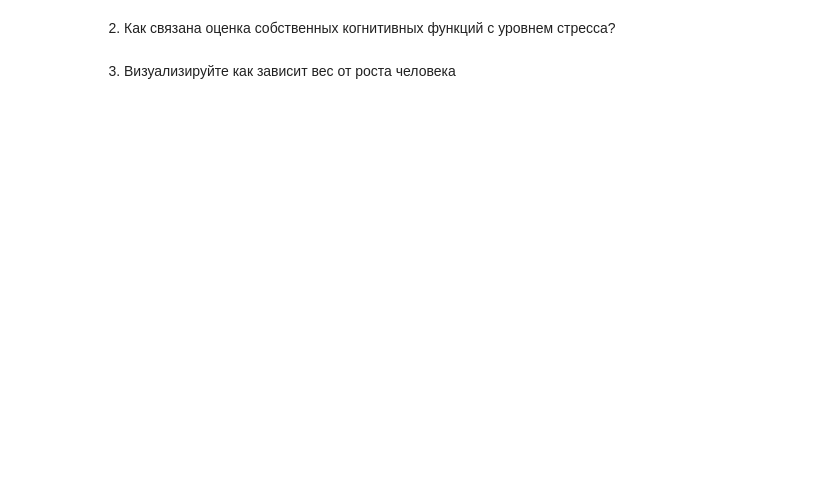
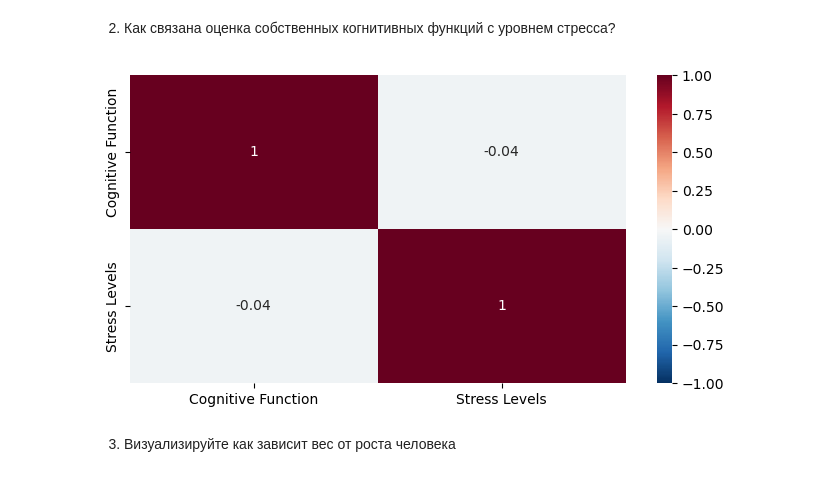
Before and after one commit to theS3ven/ml_labs, a Jupyter notebook: lr1/Variant 7/Lab1-7.ipynb, the cells around one changed output. Cells and saved outputs as stored; diff of their text form; code cells hidden in the pictures; blank space fills up the shorter version.

```diff
--- a/lr1/Variant 7/Lab1-7.ipynb
+++ b/lr1/Variant 7/Lab1-7.ipynb
@@ -291,4 +365,15 @@ plt.show()
 # %% [markdown]
 2. Как связана оценка собственных когнитивных функций с уровнем стресса?
+# %%
+plt.figure(figsize=(8,4))
+sns.heatmap(
+    data[['Cognitive Function', 'Stress Levels']].corr(),
+    cmap='RdBu_r', # задаёт цветовую схему
+    annot=True, # рисует значения внутри ячеек
+    vmin=-1, vmax=1); # указывает начало цветовых кодов от -1 до 1.
+# матрица корреляций показывает линейную зависимость между двумя показателями от 1 до -1, чем ближе число к -1, тем зависимость меньше
+# ну соответственно, оценка когнитивных функций не связана с уровнем стресса, исходя из графика
+# %% [output]
+[figure, added]
 # %% [markdown]
 3. Визуализируйте как зависит вес от роста человека
```
Also changed, not shown: parts of 17 cells of this notebook.
